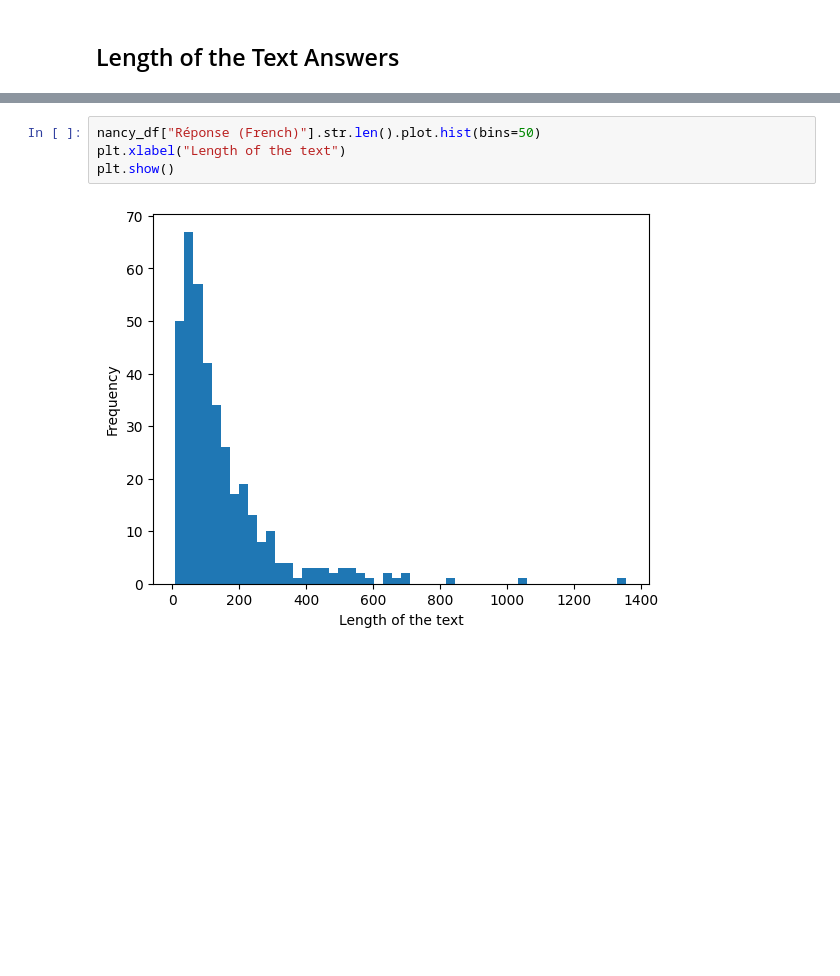
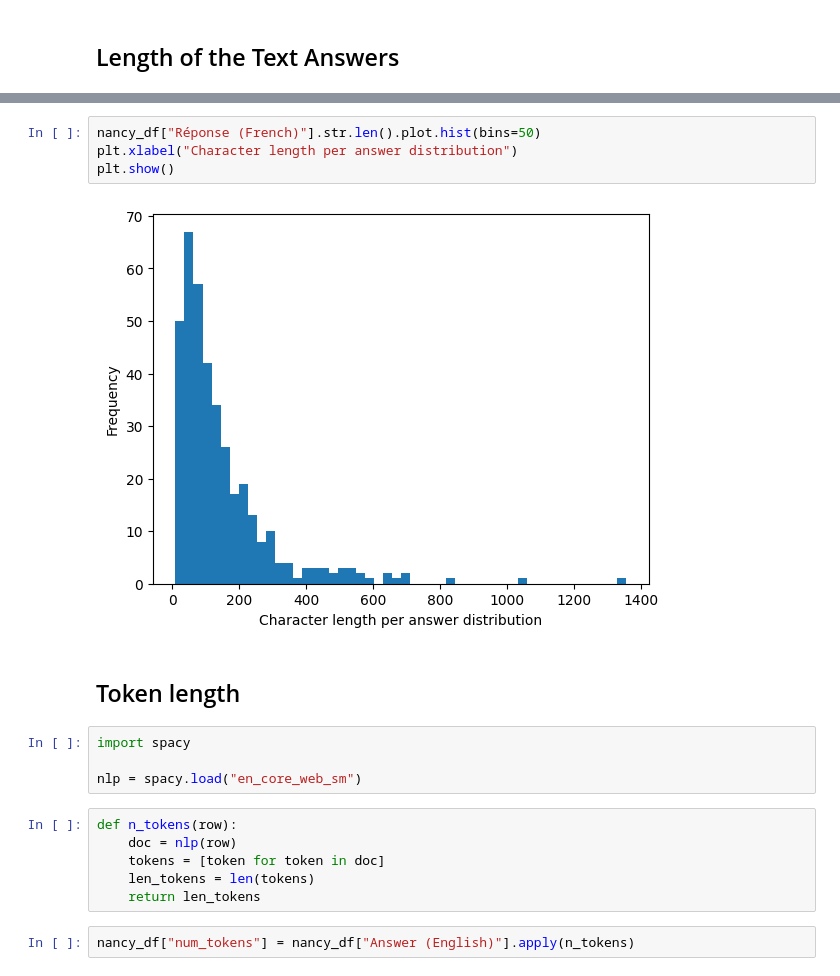
Before and after one commit to alberto-lorente/RorschIA_07-04, a Jupyter notebook: Nancy PsyData/Nancy Data Cleaning.ipynb, the cells around one changed output, grey strips where cells are left out. Cells and saved outputs as stored; diff of their text form; blank space fills up the shorter version.

```diff
--- a/Nancy PsyData/Nancy Data Cleaning.ipynb
+++ b/Nancy PsyData/Nancy Data Cleaning.ipynb
@@ -739,6 +725,20 @@ plt.show()
 # %%
 nancy_df["Réponse (French)"].str.len().plot.hist(bins=50)
-plt.xlabel("Length of the text")
+plt.xlabel("Character length per answer distribution")
 plt.show()
 # %% [output]
-[figure, old version]
+[figure, new version]
+# %% [markdown]
+## Token length
+# %%
+import spacy
+
+nlp = spacy.load("en_core_web_sm")
+# %%
+def n_tokens(row):
+    doc = nlp(row)
+    tokens = [token for token in doc]
+    len_tokens = len(tokens)
+    return len_tokens
+# %%
+nancy_df["num_tokens"] = nancy_df["Answer (English)"].apply(n_tokens)
```
Also changed, not shown: parts of 14 cells of this notebook, 1 other file.
